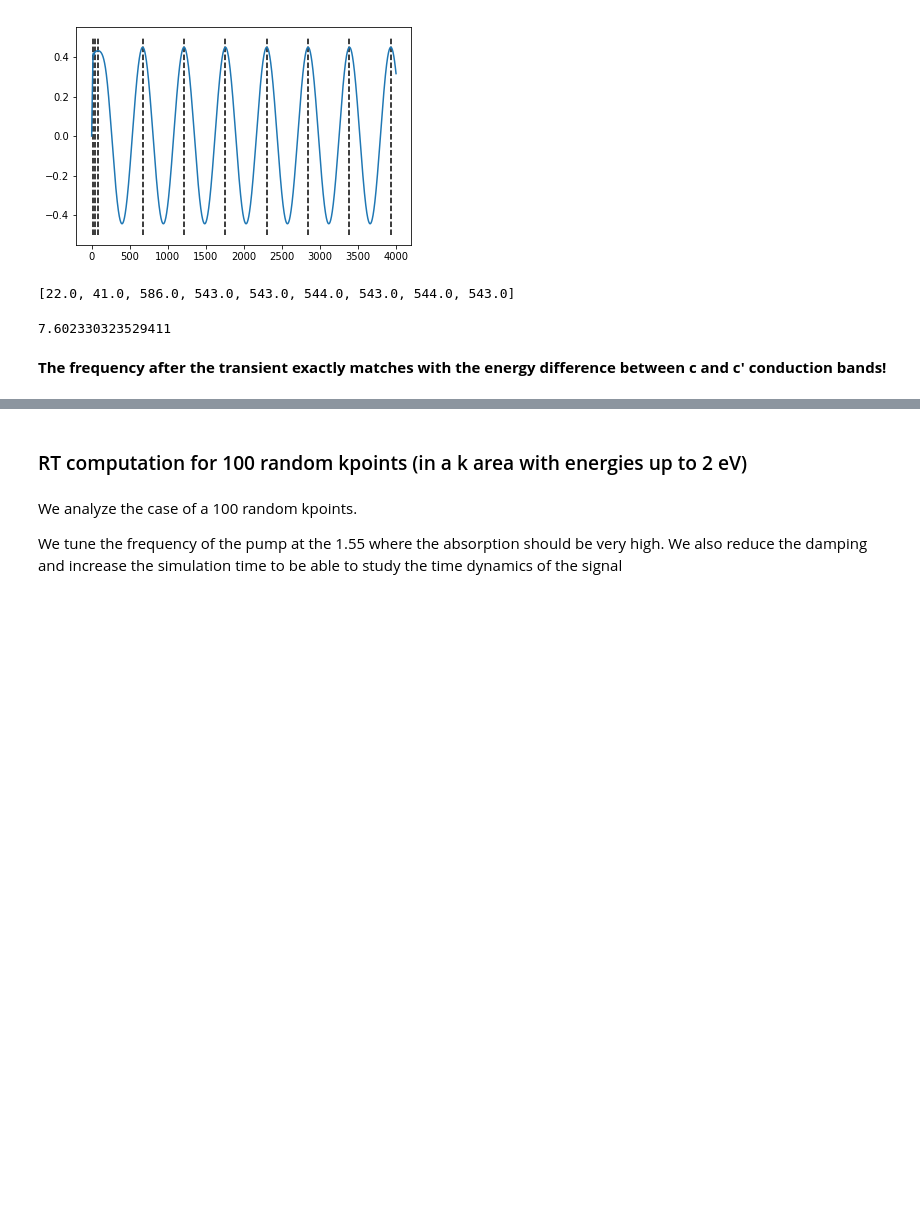
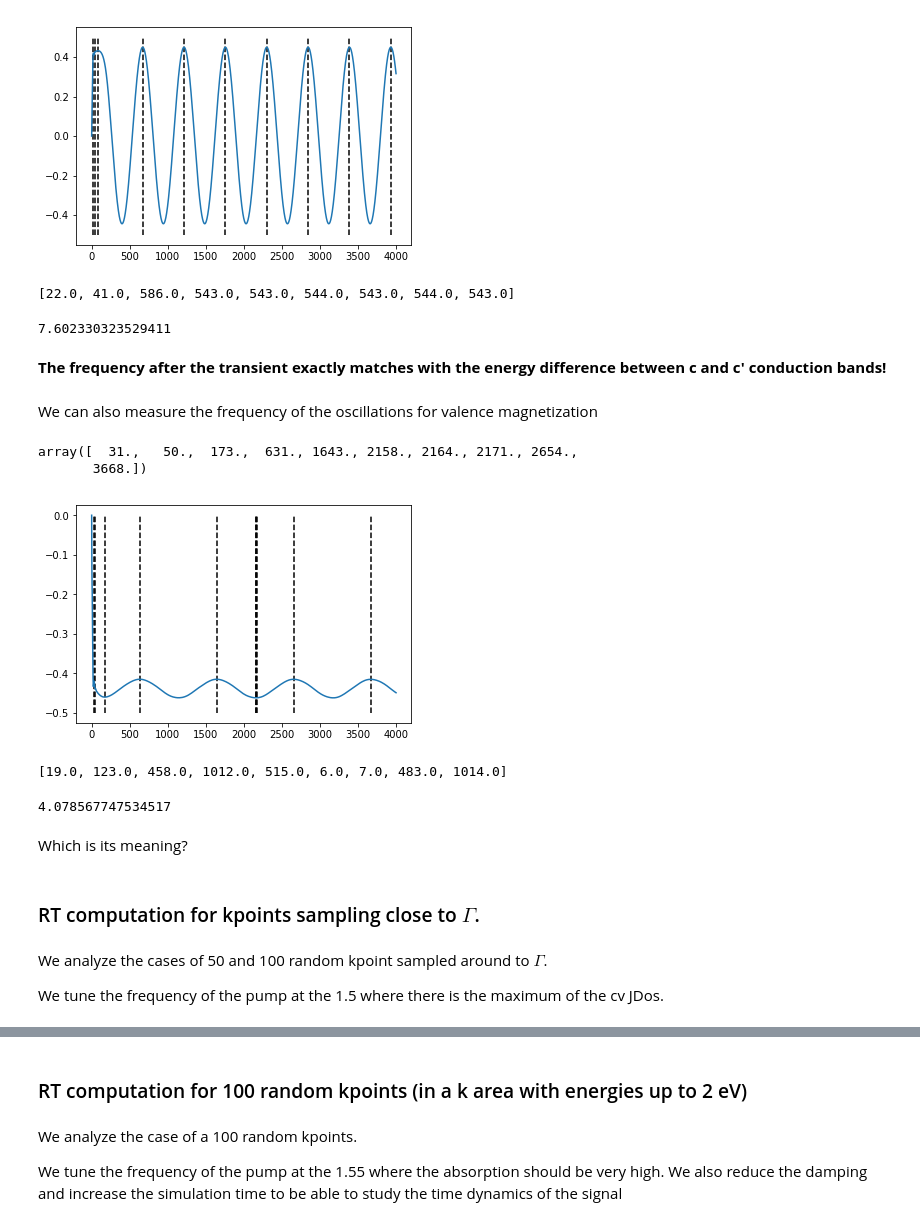
Before and after one commit to marcodalessandro76/Generation-and-decay-of-the-degree-of-spin-polarization-in-GaAs, a Jupyter notebook: RT_Calculations.ipynb, the cells around one changed output, grey strips where cells are left out. Saved outputs shown, nothing was run; the diff lists cells and outputs as text; code cells hidden in the pictures; blank space fills up the shorter version.

```diff
--- a/RT_Calculations.ipynb
+++ b/RT_Calculations.ipynb
@@ -370,3 +319,42 @@ e
 7.602330323529411
 # %% [markdown]
 __The frequency after the transient exactly matches with the energy difference between c and c' conduction bands!__
+# %% [markdown]
+We can also measure the frequency of the oscillations for valence magnetization
+# %%
+time = spin['time']
+mgn = spin['Mv_z']
+# %%
+t_max = time[argrelextrema(mgn, np.greater)[0]]
+t_max
+# %% [output]
+array([  31.,   50.,  173.,  631., 1643., 2158., 2164., 2171., 2654.,
+       3668.])
+# %%
+plt.plot(time,mgn)
+for t in t_max:
+    plt.vlines(t,-0.5,0.,linestyles='--')
+plt.show()
+# %% [output]
+[figure, added]
+# %%
+deltaT = []
+for ind in range(len(t_max)-1):
+    deltaT.append(t_max[ind+1]-t_max[ind])
+deltaT
+# %% [output]
+[19.0, 123.0, 458.0, 1012.0, 515.0, 6.0, 7.0, 483.0, 1014.0]
+# %%
+nu = 1./1014
+e = U.Planck_ev_ps*1e6*nu # 1e6 convert in meV*fs
+e
+# %% [output]
+4.078567747534517
+# %% [markdown]
+Which is its meaning?
+# %% [markdown]
+### RT computation for kpoints sampling close to $\Gamma$.
+# %% [markdown]
+We analyze the cases of 50 and 100 random kpoint sampled around to $\Gamma$.
+
+We tune the frequency of the pump at the 1.5 where there is the maximum of the cv JDos.
```
Also changed, not shown: parts of 42 cells of this notebook, 2 other files.
